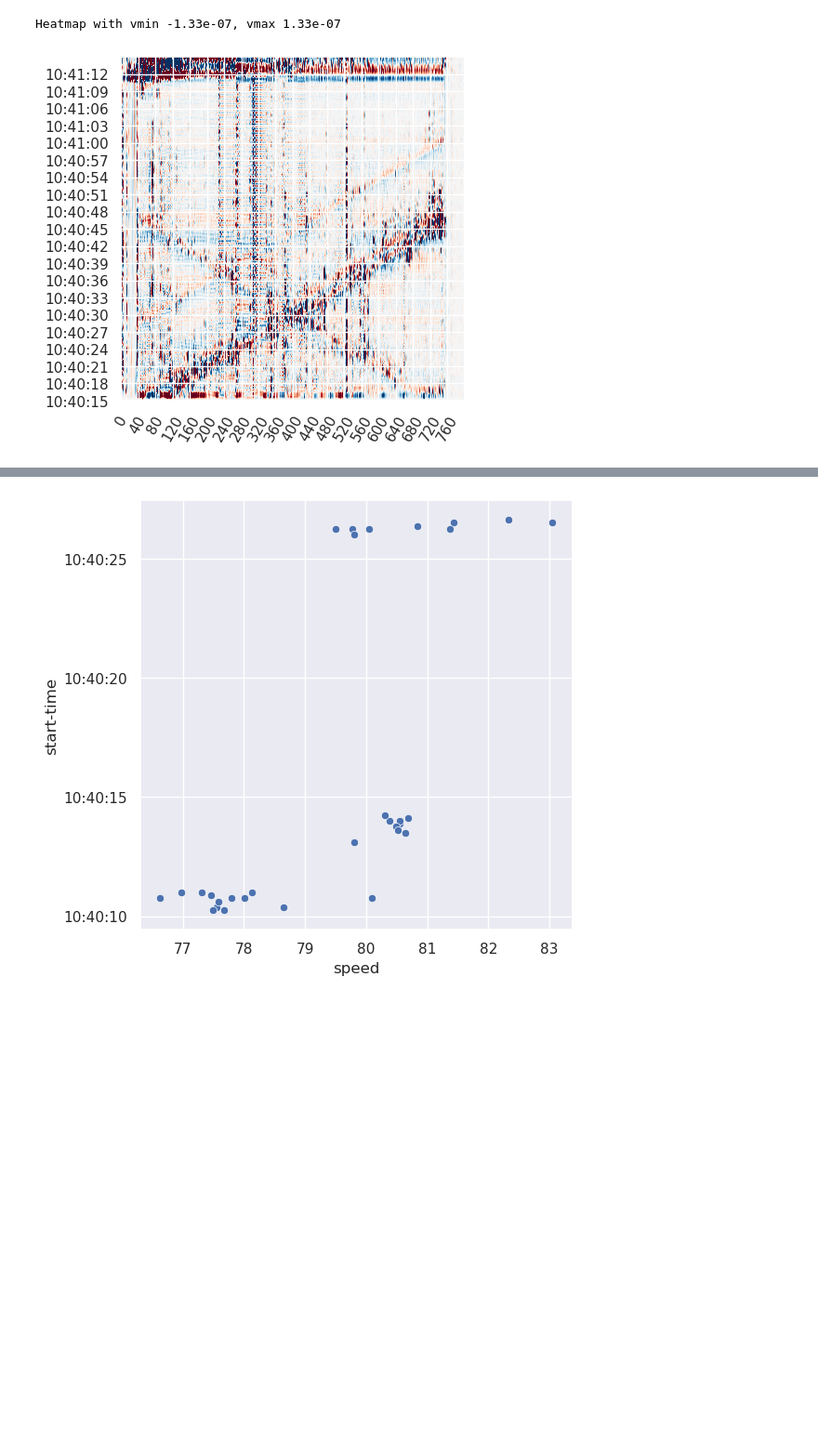
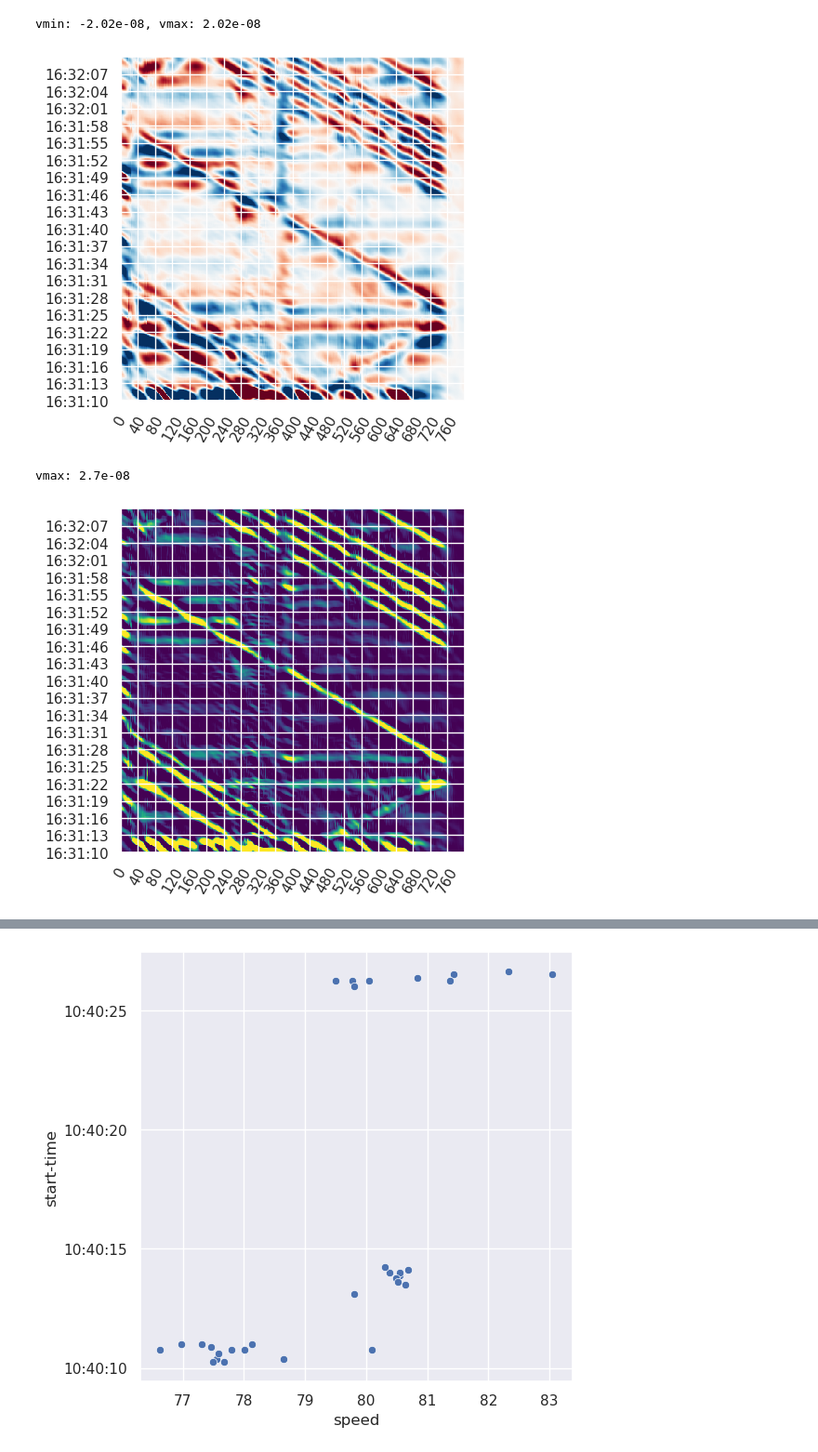
Before and after one commit to truongphanduykhanh/dasly, a Jupyter notebook: notebooks/15.0-khanhtruong-bridge_alldata.ipynb, the cells around one changed output, grey strips where cells are left out. Shown at 93% size. Cells and saved outputs as stored; diff of their text form; code cells hidden in the pictures; blank space fills up the shorter version.

```diff
--- a/notebooks/15.0-khanhtruong-bridge_alldata.ipynb
+++ b/notebooks/15.0-khanhtruong-bridge_alldata.ipynb
@@ -50,5 +47,12 @@ array([ 3.54538277e-15, -4.50591777e-17, -6.48161514e-15, ...,
+# %%
+das.gauss_filter(-85, -80)
+das.heatmap()
+# %% [output]
+vmin: -2.02e-08, vmax: 2.02e-08
+[figure, added]
 # %%
+das.sobel_filter()
 das.heatmap()
 # %% [output]
-Heatmap with vmin -1.33e-07, vmax 1.33e-07
+vmax: 2.7e-08
-[figure, old version]
+[figure, new version]
```
Also changed, not shown: parts of 46 cells of this notebook, 6 other files.
